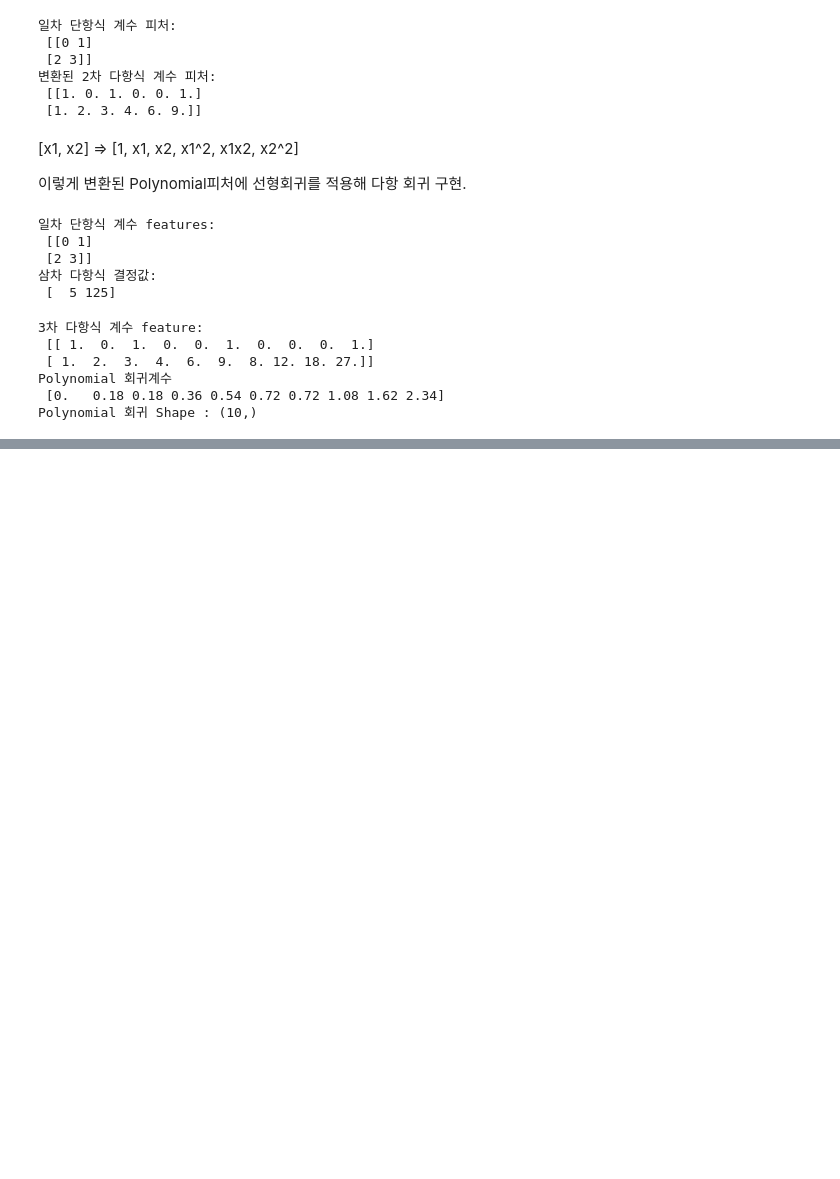
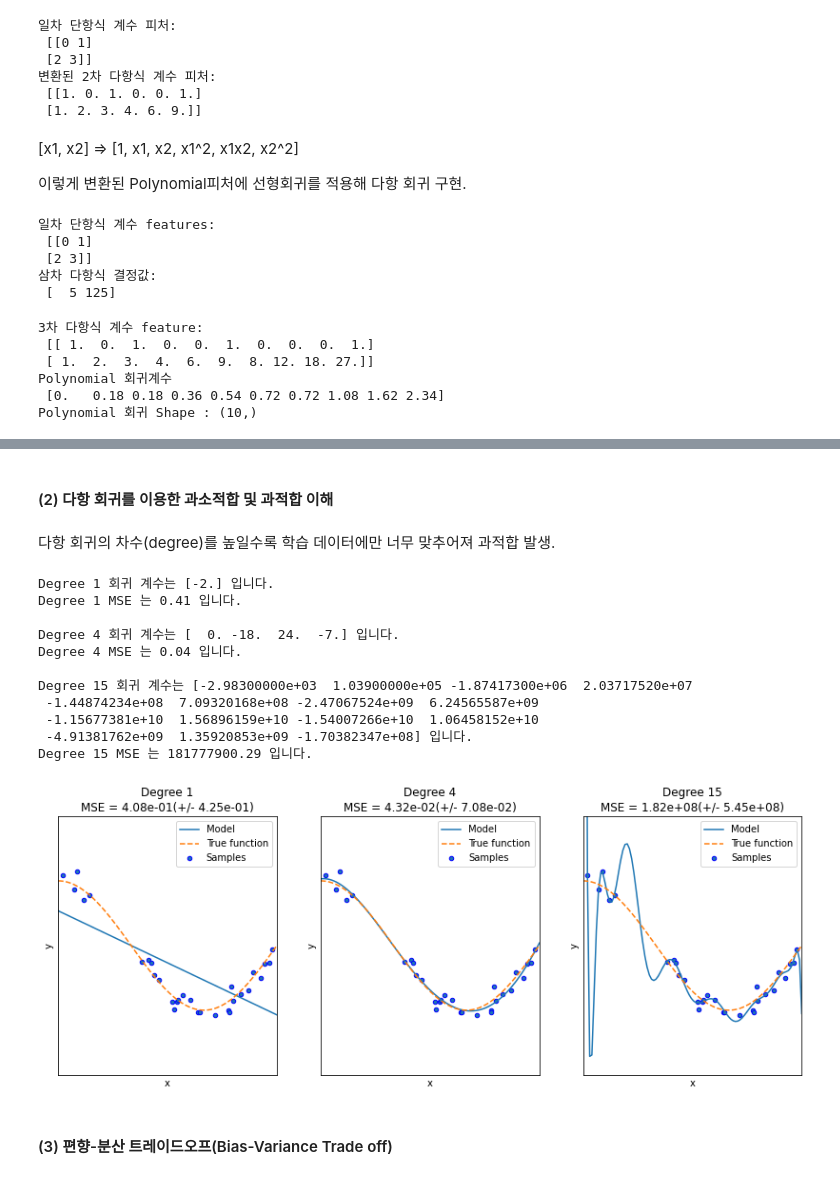
Before and after one commit to bean-i/ML_STUDY, a Jupyter notebook: 05. 회귀/05~08.ipynb, the cells around one changed output, grey strips where cells are left out. Saved outputs shown, nothing was run; the diff lists cells and outputs as text; code cells hidden in the pictures; blank space fills up the shorter version.

```diff
--- a/05. 회귀/05~08.ipynb
+++ b/05. 회귀/05~08.ipynb
@@ -70,0 +95,74 @@ Polynomial 회귀 Shape : (10,)
+# %% [markdown]
+<h4>(2) 다항 회귀를 이용한 과소적합 및 과적합 이해
+# %% [markdown]
+다항 회귀의 차수(degree)를 높일수록 학습 데이터에만 너무 맞추어져 과적합 발생.
+# %%
+import numpy as np
+import matplotlib.pyplot as plt
+from sklearn.pipeline import Pipeline
+from sklearn.preprocessing import PolynomialFeatures
+from sklearn.linear_model import LinearRegression
+from sklearn.model_selection import cross_val_score
+%matplotlib inline
+
+# random 값으로 구성된 X값에 대해 Cosine 변환값을 반환.
+def true_fun(X):
+    return np.cos(1.5 * np.pi * X)
+
+# X는 0 부터 1까지 30개의 random 값을 순서대로 sampling 한 데이타 입니다.
+np.random.seed(0)
+n_samples = 30
+X = np.sort(np.random.rand(n_samples))
+
+# y 값은 cosine 기반의 true_fun() 에서 약간의 Noise 변동값을 더한 값입니다.
+y = true_fun(X) + np.random.randn(n_samples) * 0.1
+# %%
+plt.figure(figsize=(14, 5))
+degrees = [1, 4, 15]
+
+# 다항 회귀의 차수(degree)를 1, 4, 15로 각각 변화시키면서 비교합니다.
+for i in range(len(degrees)):
+    ax = plt.subplot(1, len(degrees), i + 1)
+    plt.setp(ax, xticks=(), yticks=())
+
+    # 개별 degree별로 Polynomial 변환합니다.
+    polynomial_features = PolynomialFeatures(degree=degrees[i], include_bias=False)
+    linear_regression = LinearRegression()
+    pipeline = Pipeline([("polynomial_features", polynomial_features),
+                         ("linear_regression", linear_regression)])
+    pipeline.fit(X.reshape(-1, 1), y)
+
+    # 교차 검증으로 다항 회귀를 평가합니다.
+    scores = cross_val_score(pipeline, X.reshape(-1,1), y,scoring="neg_mean_squared_error", cv=10)
+    coefficients = pipeline.named_steps['linear_regression'].coef_
+    print('\nDegree {0} 회귀 계수는 {1} 입니다.'.format(degrees[i], np.round(coefficients),2))
+    print('Degree {0} MSE 는 {1:.2f} 입니다.'.format(degrees[i] , -1*np.mean(scores)))
+
+    # 0 부터 1까지 테스트 데이터 세트를 100개로 나눠 예측을 수행합니다.
+    # 테스트 데이터 세트에 회귀 예측을 수행하고 예측 곡선과 실제 곡선을 그려서 비교합니다.
+    X_test = np.linspace(0, 1, 100)
+    # 예측값 곡선
+    plt.plot(X_test, pipeline.predict(X_test[:, np.newaxis]), label="Model")
+    # 실제 값 곡선
+    plt.plot(X_test, true_fun(X_test), '--', label="True function")
+    plt.scatter(X, y, edgecolor='b', s=20, label="Samples")
+
+    plt.xlabel("x"); plt.ylabel("y"); plt.xlim((0, 1)); plt.ylim((-2, 2)); plt.legend(loc="best")
+    plt.title("Degree {}\nMSE = {:.2e}(+/- {:.2e})".format(degrees[i], -scores.mean(), scores.std()))
+
+plt.show()
+# %% [output]
+Degree 1 회귀 계수는 [-2.] 입니다.
+Degree 1 MSE 는 0.41 입니다.
+
+Degree 4 회귀 계수는 [  0. -18.  24.  -7.] 입니다.
+Degree 4 MSE 는 0.04 입니다.
+
+Degree 15 회귀 계수는 [-2.98300000e+03  1.03900000e+05 -1.87417300e+06  2.03717520e+07
+ -1.44874234e+08  7.09320168e+08 -2.47067524e+09  6.24565587e+09
+ -1.15677381e+10  1.56896159e+10 -1.54007266e+10  1.06458152e+10
+ -4.91381762e+09  1.35920853e+09 -1.70382347e+08] 입니다.
+Degree 15 MSE 는 181777900.29 입니다.
+[figure, added]
+# %% [markdown]
+<h4>(3) 편향-분산 트레이드오프(Bias-Variance Trade off)
```
Also changed, not shown: parts of 21 cells of this notebook.
